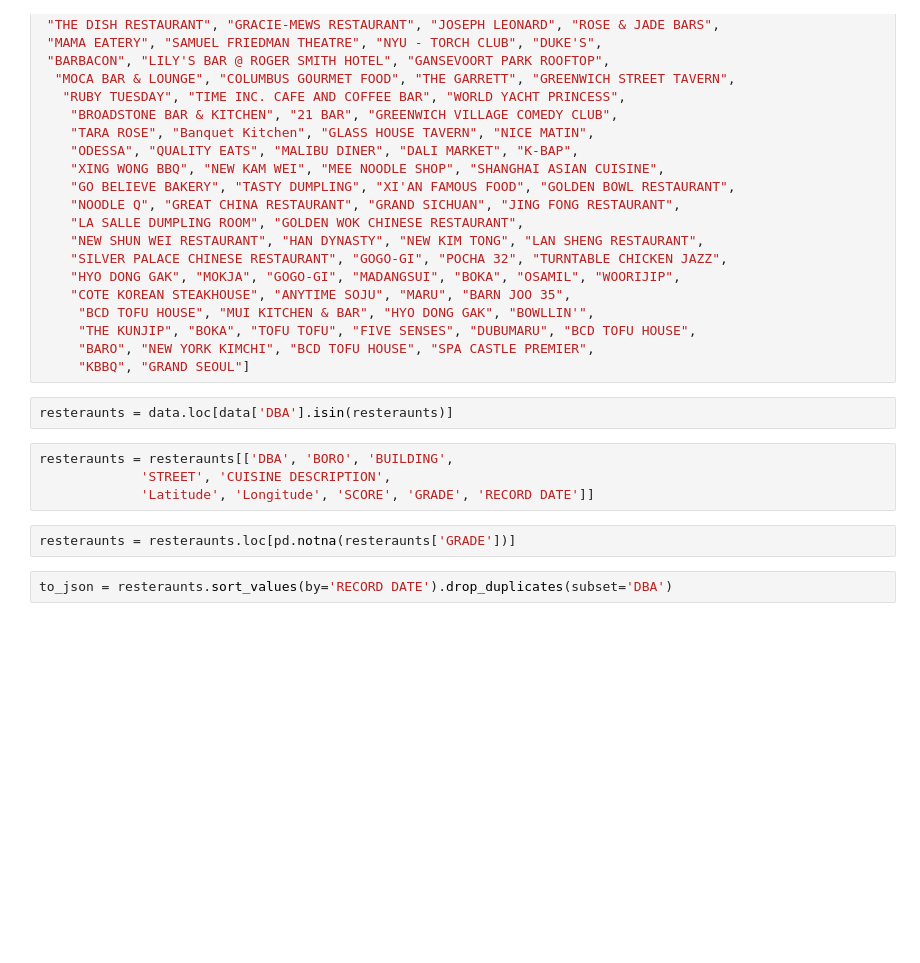
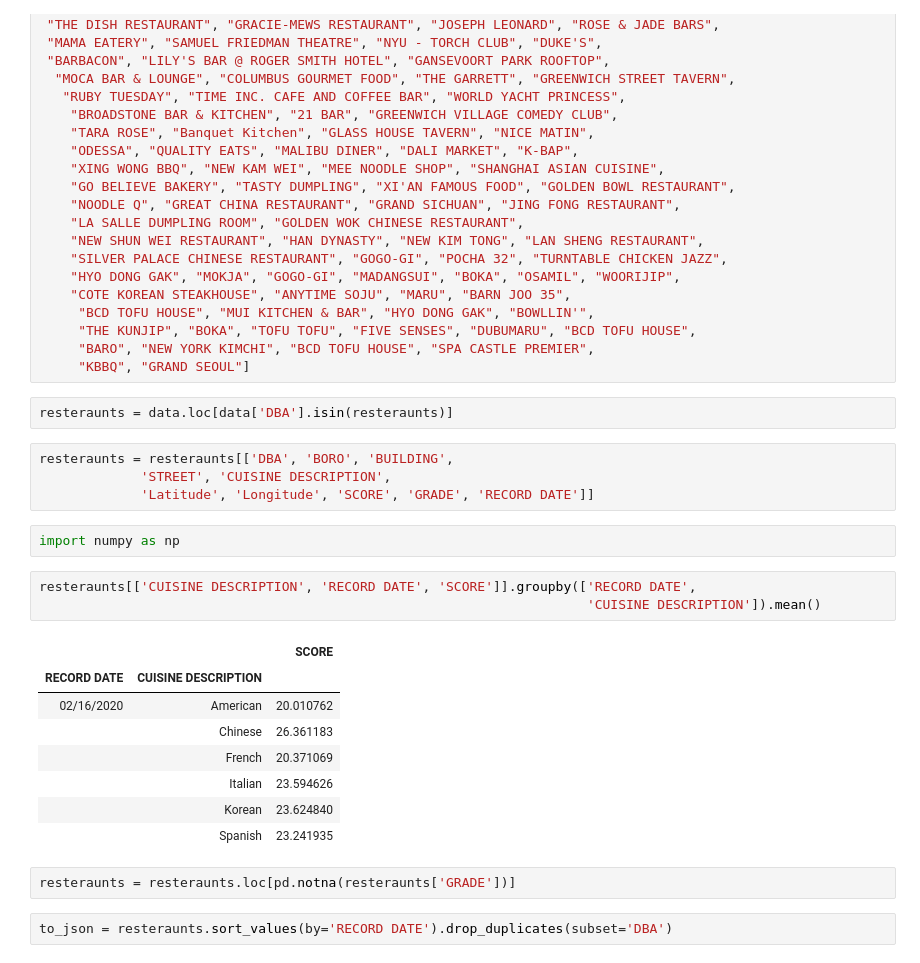
Before and after one commit to samanthach/info3300-team-p1, a Jupyter notebook: DataPrep.ipynb, the cells around one changed output. Cells and saved outputs as stored; diff of their text form; blank space fills up the shorter version.

```diff
--- a/DataPrep.ipynb
+++ b/DataPrep.ipynb
@@ -288,6 +288,20 @@ resteraunts = data.loc[data['DBA'].isin(resteraunts)]
 resteraunts = resteraunts[['DBA', 'BORO', 'BUILDING',
              'STREET', 'CUISINE DESCRIPTION',
              'Latitude', 'Longitude', 'SCORE', 'GRADE', 'RECORD DATE']]
+# %%
+import numpy as np
+# %%
+resteraunts[['CUISINE DESCRIPTION', 'RECORD DATE', 'SCORE']].groupby(['RECORD DATE',
+                                                                      'CUISINE DESCRIPTION']).mean()
+# %% [output]
+|  |  | SCORE |
+| RECORD DATE | CUISINE DESCRIPTION |  |
+| 02/16/2020 | American | 20.010762 |
+|  | Chinese | 26.361183 |
+|  | French | 20.371069 |
+|  | Italian | 23.594626 |
+|  | Korean | 23.624840 |
+|  | Spanish | 23.241935 |
 # %%
 resteraunts = resteraunts.loc[pd.notna(resteraunts['GRADE'])]
 # %%
```
Also changed, not shown: parts of 4 cells of this notebook, 5 other files.
